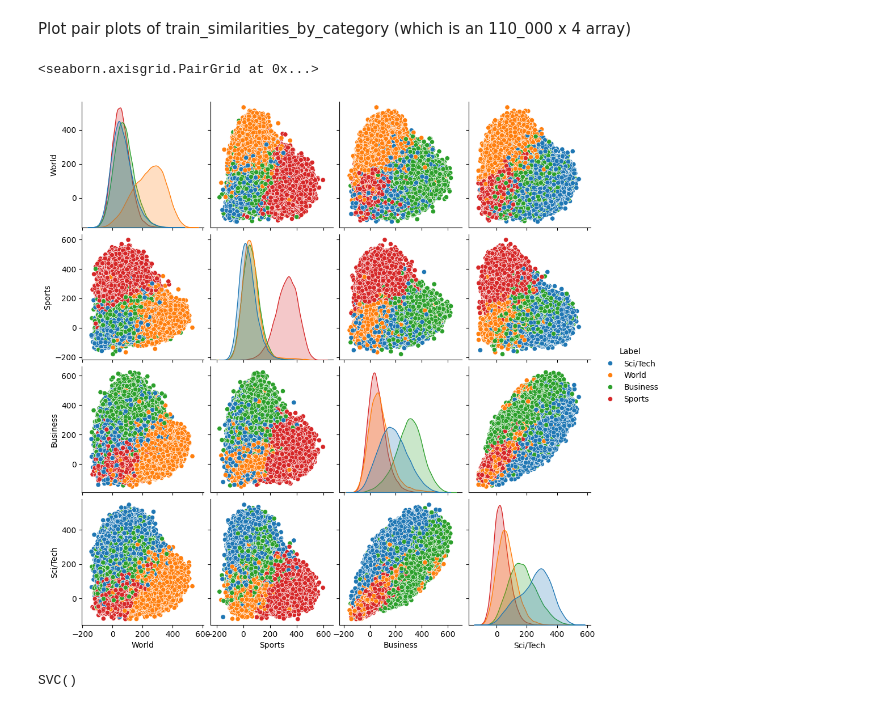
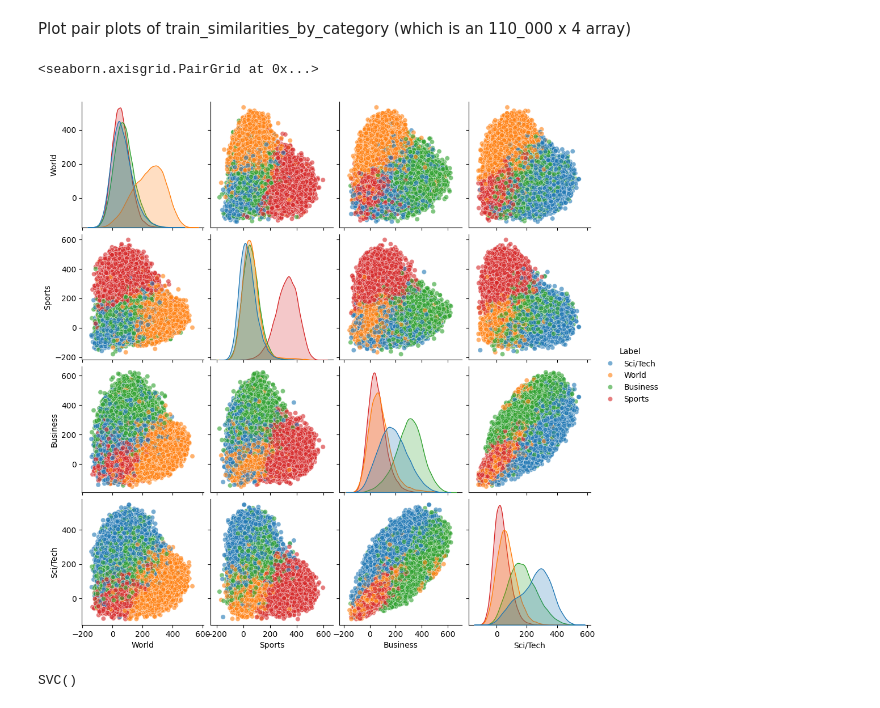
Before and after one commit to bensmus/AG_news_classify, a Jupyter notebook: similarity_svm.ipynb, the cells around one changed output. Cells and saved outputs as stored; diff of their text form; code cells hidden in the pictures.

Commit message:
updateed alpha

```diff
--- a/similarity_svm.ipynb
+++ b/similarity_svm.ipynb
@@ -69,14 +69,14 @@ Plot pair plots of train_similarities_by_category (which is an 110_000 x 4 array
 # %%
 # Expect 1 minute to execute cell.
 
 import seaborn as sns
 category_names = np.array(['World', 'Sports', 'Business', 'Sci/Tech'])
 df = pd.DataFrame(data=train_similarities_by_category, columns=category_names)
 df['Label'] = category_names[training_categories]
-sns.pairplot(df, hue='Label')
+sns.pairplot(df, hue='Label', plot_kws = {'alpha': 0.6})
 # %% [output]
 <seaborn.axisgrid.PairGrid at 0x...>
-[figure, old version]
+[figure, new version]
 # %%
 # Expect 1 minute to execute cell.
 
```
